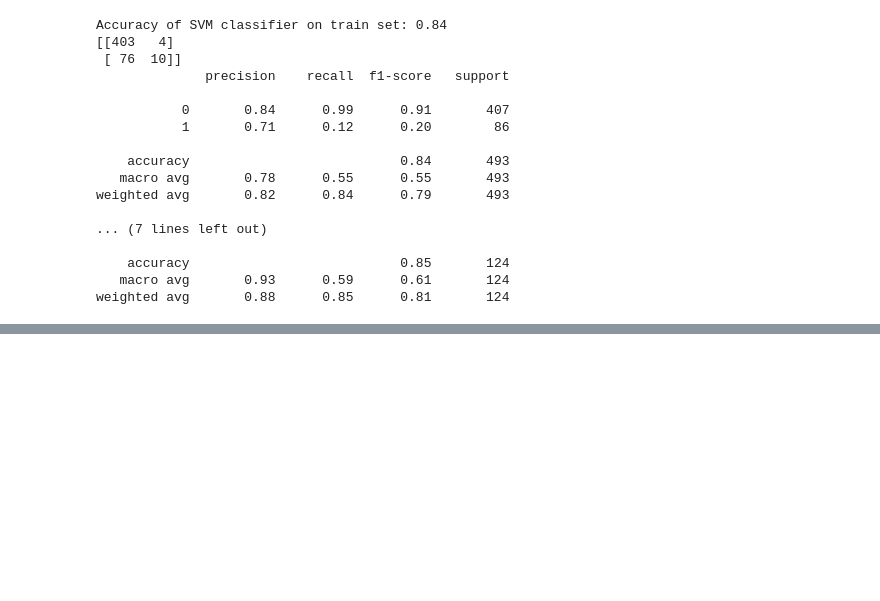
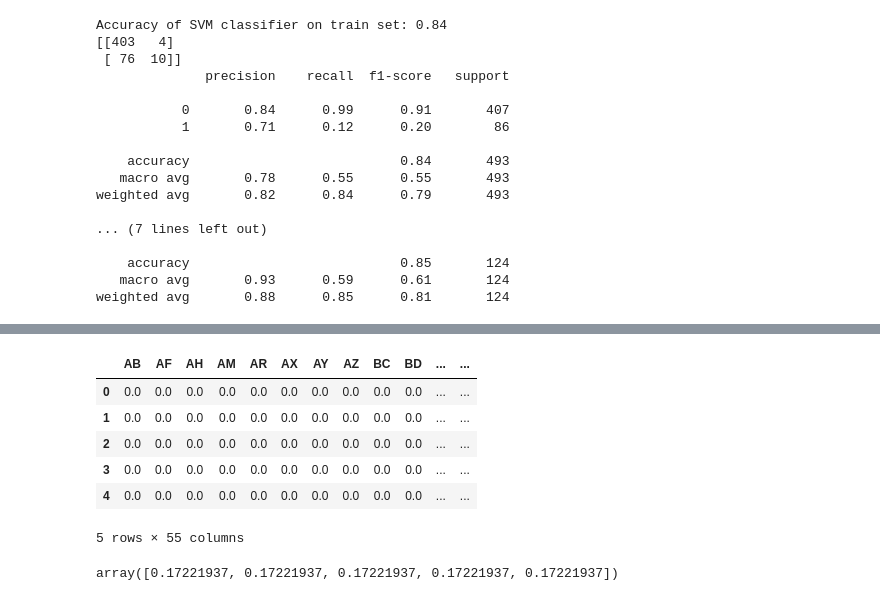
Before and after one commit to tonychang04/ICR-Identifying-Age-Related-Conditions, a Jupyter notebook: code.ipynb, the cells around one changed output, grey strips where cells are left out. Saved outputs shown, nothing was run; the diff lists cells and outputs as text; code cells hidden in the pictures; blank space fills up the shorter version.

```diff
--- a/code.ipynb
+++ b/code.ipynb
@@ -283,0 +301,34 @@ weighted avg       0.72      0.61      0.65       124
+# %%
+# remove BQ and EL since they have more 50 null values
+test = test.drop(['BQ', 'EL'], axis=1)
+
+# fill null values with mean
+null_cols = test.columns[test.isnull().any()]
+for col in null_cols:
+    test[col].fillna(test[col].mean(), inplace=True)
+
+# drop Id column
+test_id = test['Id']
+test = test.drop(['Id'], axis=1)
+
+# make categorical data into numerical data
+test = pd.get_dummies(test)
+# add a new column to test data
+test['EJ_B'] = 0
+test.head()
+# %% [output]
+|  | AB | AF | AH | AM | AR | AX | AY | AZ | BC | BD | ... | ... |
+| 0 | 0.0 | 0.0 | 0.0 | 0.0 | 0.0 | 0.0 | 0.0 | 0.0 | 0.0 | 0.0 | ... | ... |
+| 1 | 0.0 | 0.0 | 0.0 | 0.0 | 0.0 | 0.0 | 0.0 | 0.0 | 0.0 | 0.0 | ... | ... |
+| 2 | 0.0 | 0.0 | 0.0 | 0.0 | 0.0 | 0.0 | 0.0 | 0.0 | 0.0 | 0.0 | ... | ... |
+| 3 | 0.0 | 0.0 | 0.0 | 0.0 | 0.0 | 0.0 | 0.0 | 0.0 | 0.0 | 0.0 | ... | ... |
+| 4 | 0.0 | 0.0 | 0.0 | 0.0 | 0.0 | 0.0 | 0.0 | 0.0 | 0.0 | 0.0 | ... | ... |
+5 rows × 55 columns
+# %%
+# fit the test data
+test_pca = pca.transform(test)
+y_prob = logreg.predict_proba(test_pca)
+
+y_prob[:,1]
+# %% [output]
+array([0.17221937, 0.17221937, 0.17221937, 0.17221937, 0.17221937])
```
Also changed, not shown: parts of 7 cells of this notebook.
